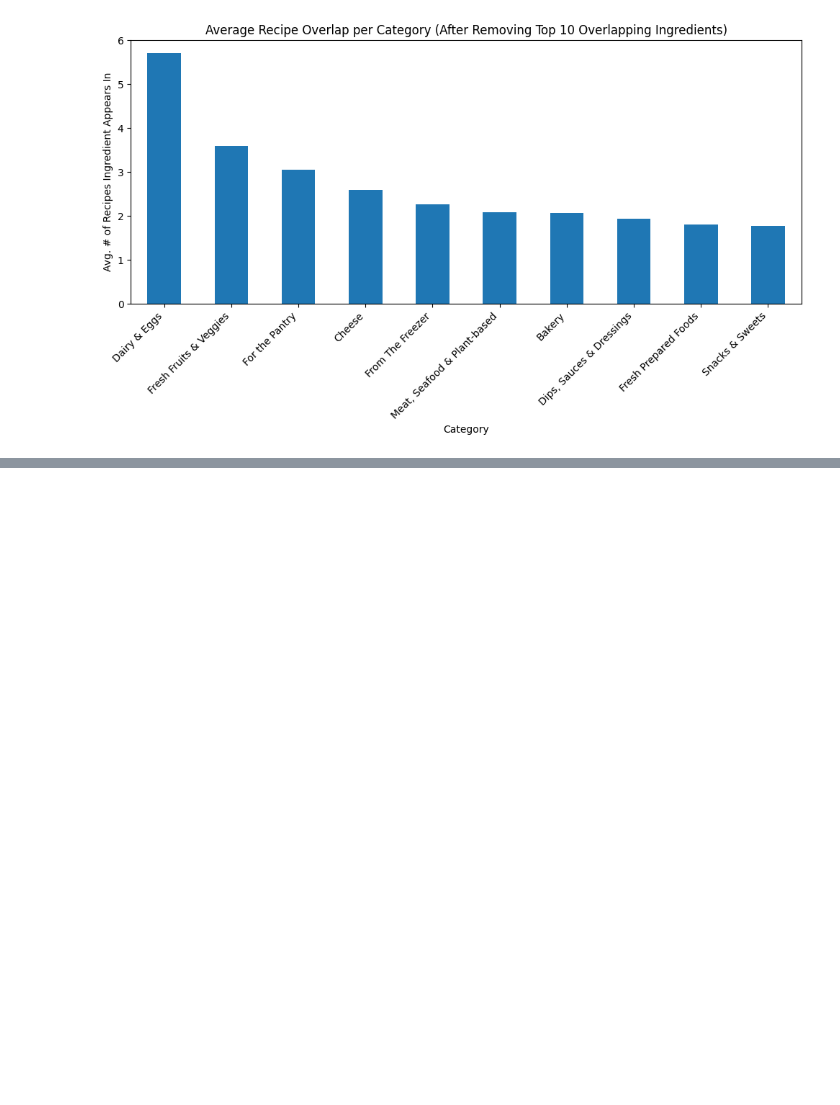
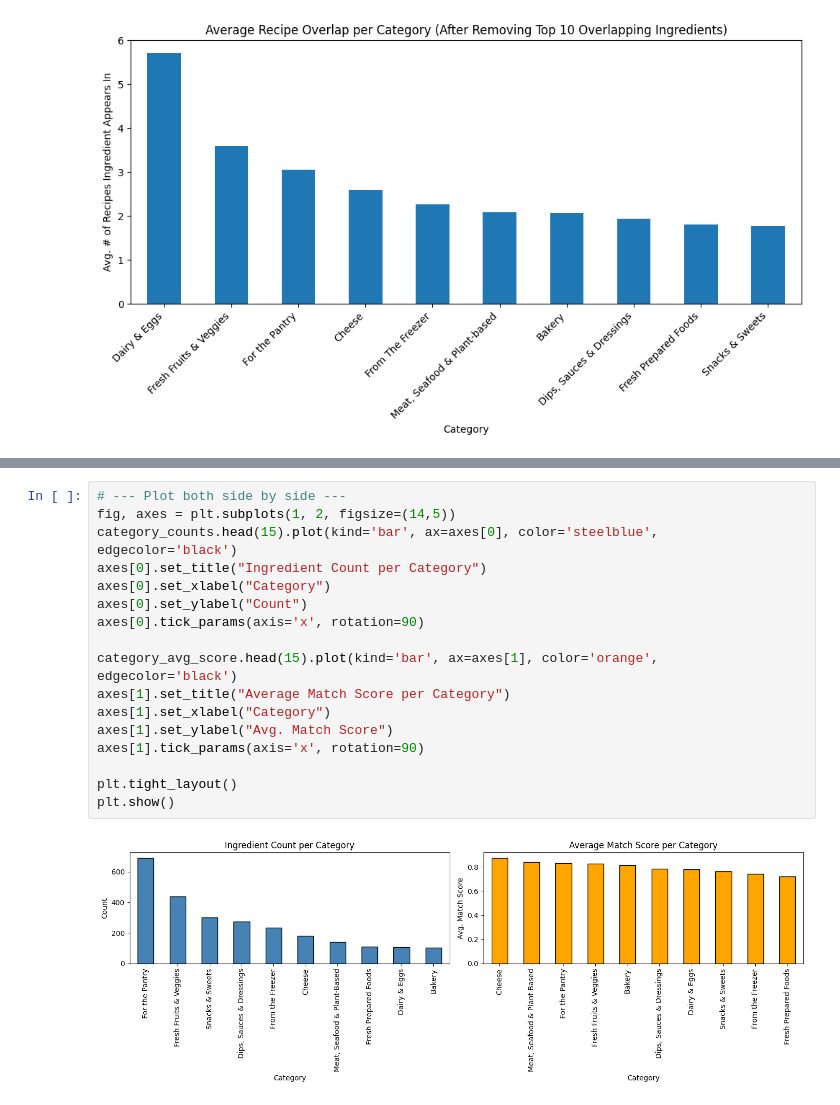
Before and after one commit to btschmid95/team-no-food-waste-for-you, a Jupyter notebook: testing/ingredient_recipe_loss_exploration.ipynb, the cells around one changed output, grey strips where cells are left out. Cells and saved outputs as stored; diff of their text form; blank space fills up the shorter version.

```diff
--- a/testing/ingredient_recipe_loss_exploration.ipynb
+++ b/testing/ingredient_recipe_loss_exploration.ipynb
@@ -627,0 +714,19 @@ Name: recipe_count, dtype: float64
+# %%
+# --- Plot both side by side ---
+fig, axes = plt.subplots(1, 2, figsize=(14,5))
+category_counts.head(15).plot(kind='bar', ax=axes[0], color='steelblue', edgecolor='black')
+axes[0].set_title("Ingredient Count per Category")
+axes[0].set_xlabel("Category")
+axes[0].set_ylabel("Count")
+axes[0].tick_params(axis='x', rotation=90)
+
+category_avg_score.head(15).plot(kind='bar', ax=axes[1], color='orange', edgecolor='black')
+axes[1].set_title("Average Match Score per Category")
+axes[1].set_xlabel("Category")
+axes[1].set_ylabel("Avg. Match Score")
+axes[1].tick_params(axis='x', rotation=90)
+
+plt.tight_layout()
+plt.show()
+# %% [output]
+[figure, added]
```
Also changed, not shown: parts of 2 cells of this notebook, 1 other file.
